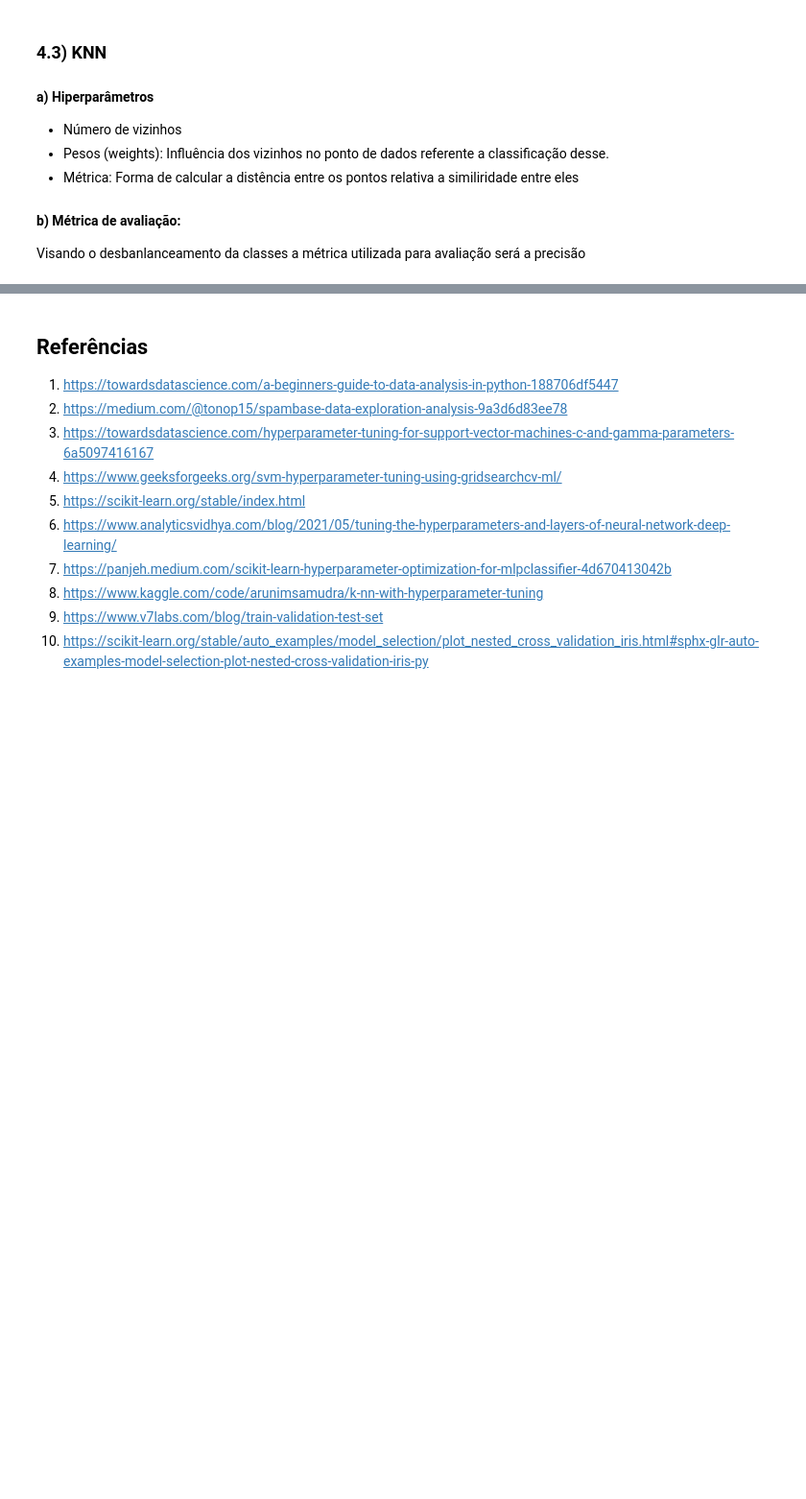
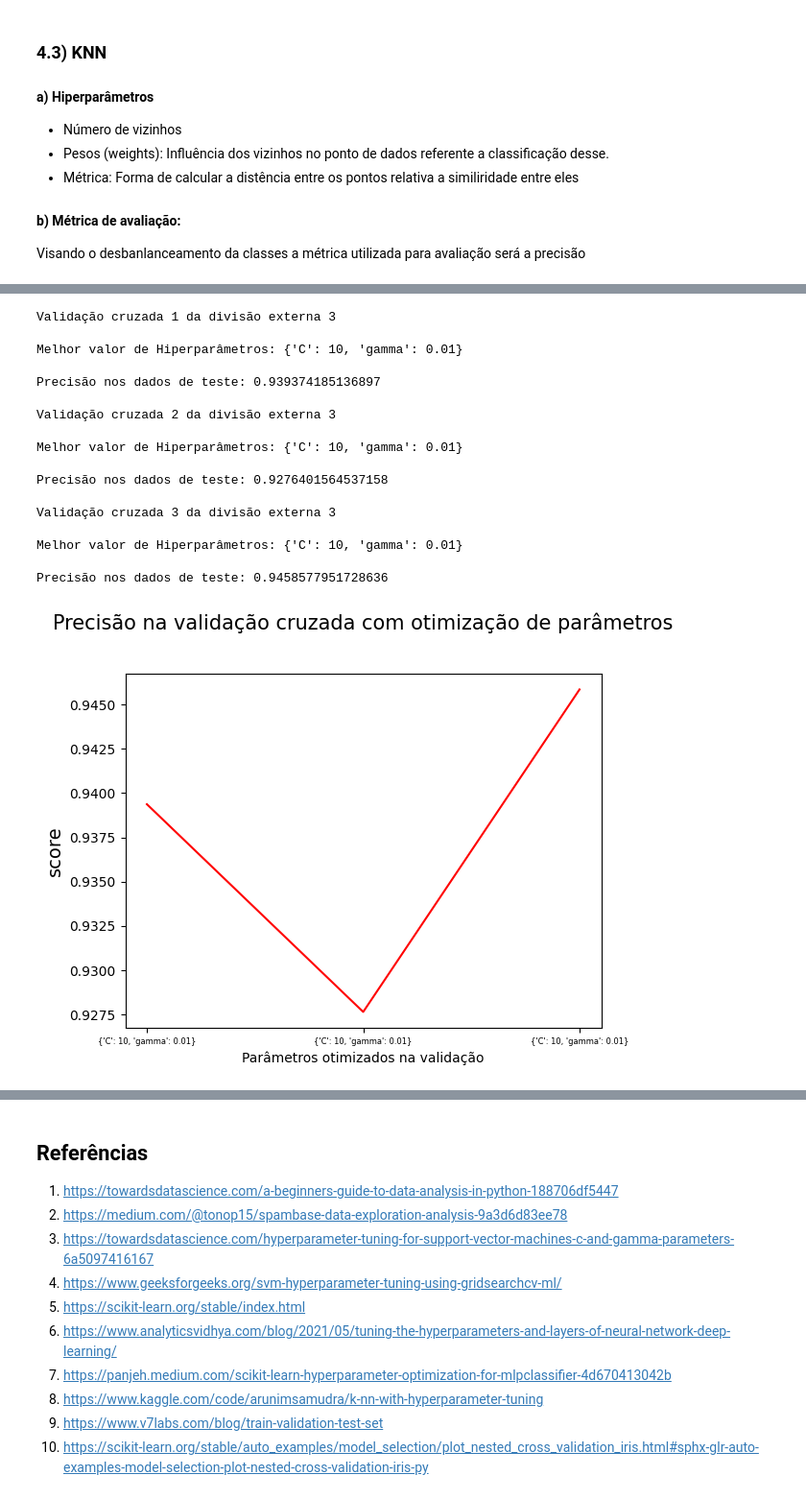
Before and after one commit to PHM-araujo/Machine-Learning, a Jupyter notebook: Practical_work/Spam_prediction.ipynb, the cells around one changed output, grey strips where cells are left out. Shown at 96% size. Saved outputs shown, nothing was run; the diff lists cells and outputs as text; code cells hidden in the pictures; blank space fills up the shorter version.

Commit message:
Add models

```diff
--- a/Practical_work/Spam_prediction.ipynb
+++ b/Practical_work/Spam_prediction.ipynb
@@ -76,6 +86,8 @@ normPadrao = StandardScaler()
 
 # Ajusta os dados e transforma eles
 X_norm = normPadrao.fit_transform(X)
+
+X_norm = pd.DataFrame(X_norm)
 # %% [markdown]
 ## 4) Modelos
 # %% [markdown]
@@ -110 +126,34 @@ Visando o desbanlanceamento da classes a métrica utilizada para avaliação ser
+# %%
+def optimizedCrossValidation(tunning, clf, X, y, n_splits_out = 3, n_splits_in = 3):
+    # Estrategias de validação cruzada
+    cv_in = KFold(n_splits=n_splits_out, shuffle=True, random_state=1)
+    cv_ex = KFold(n_splits=n_splits_in, shuffle=True, random_state=1)
+    accuracies = []
+    tunning_parameters = []
+
+    num_folder = 1
+    # Validação cruzada externa
+    for treino_index, teste_index in cv_ex.split(X, y):
+        # Validação cruzada interna
+        print('\nValidação cruzada {} da divisão externa {}'.format(num_folder, cv_ex.get_n_splits()))
+        num_folder += 1
+
+        # Separa o dataset em treino e teste
+        X_treino, X_teste = X.loc[treino_index], X.loc[teste_index]
+        y_treino, y_teste = y.loc[treino_index], y.loc[teste_index]
+
+        # Otimização de parametros (treino, validação)
+        modelo = GridSearchCV(estimator=clf, param_grid=tunning, cv=cv_in)
+        modelo.fit(X_treino, y_treino)
+        tunning_parameters.append(modelo.best_params_)
+        print('\nMelhor valor de Hiperparâmetros: {}'.format(modelo.best_params_))
+
+        # Teste nos dados de treino com os parâmetro otimizados
+        y_prev  = modelo.predict(X_teste)
+        accuracy = accuracy_score(y_teste, y_prev)
+        accuracies.append(accuracy)
+        print('\nPrecisão nos dados de teste: {}'.format(accuracy))
+
+
+    lineChart(len(accuracies), accuracies, tunning_parameters, "Precisão na validação cruzada com otimização de parâmetros")
 # %% [markdown]
@@ -137,0 +161,26 @@ You can try to debug the error by setting error_score='raise'.
+# %%
+
+tunnig = {"C":[1, 10, 100], "gamma": [0.1, 0.01]}
+
+svm_clf = svm.SVC(kernel='rbf')
+
+optimizedCrossValidation(tunnig, svm_clf, X_norm, y)
+# %% [output]
+Validação cruzada 1 da divisão externa 3
+
+Melhor valor de Hiperparâmetros: {'C': 10, 'gamma': 0.01}
+
+Precisão nos dados de teste: 0.939374185136897
+
+Validação cruzada 2 da divisão externa 3
+
+Melhor valor de Hiperparâmetros: {'C': 10, 'gamma': 0.01}
+
+Precisão nos dados de teste: 0.9276401564537158
+
+Validação cruzada 3 da divisão externa 3
+
+Melhor valor de Hiperparâmetros: {'C': 10, 'gamma': 0.01}
+
+Precisão nos dados de teste: 0.9458577951728636
+[figure, added]
```
Also changed, not shown: parts of 12 cells of this notebook.
